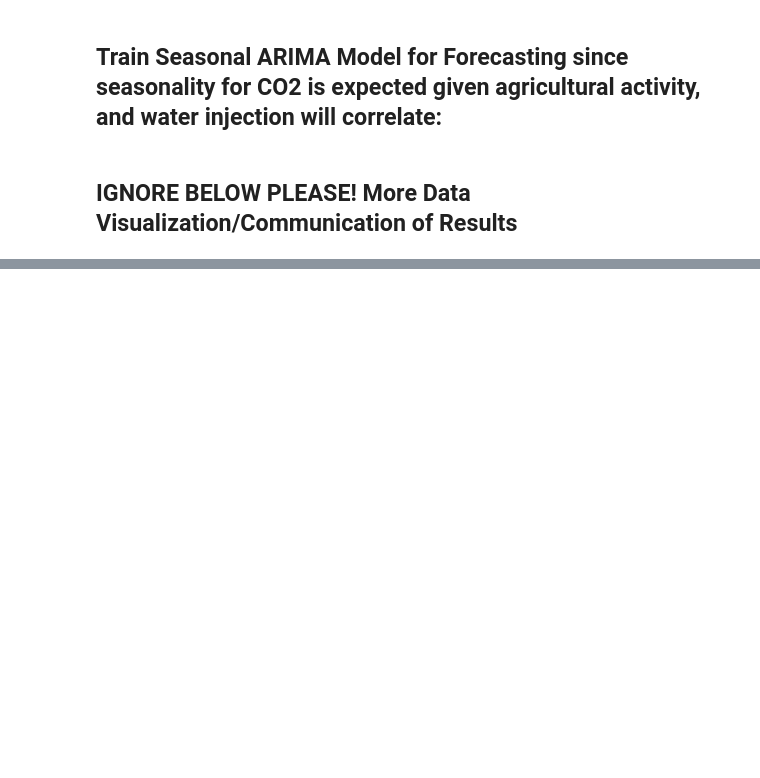
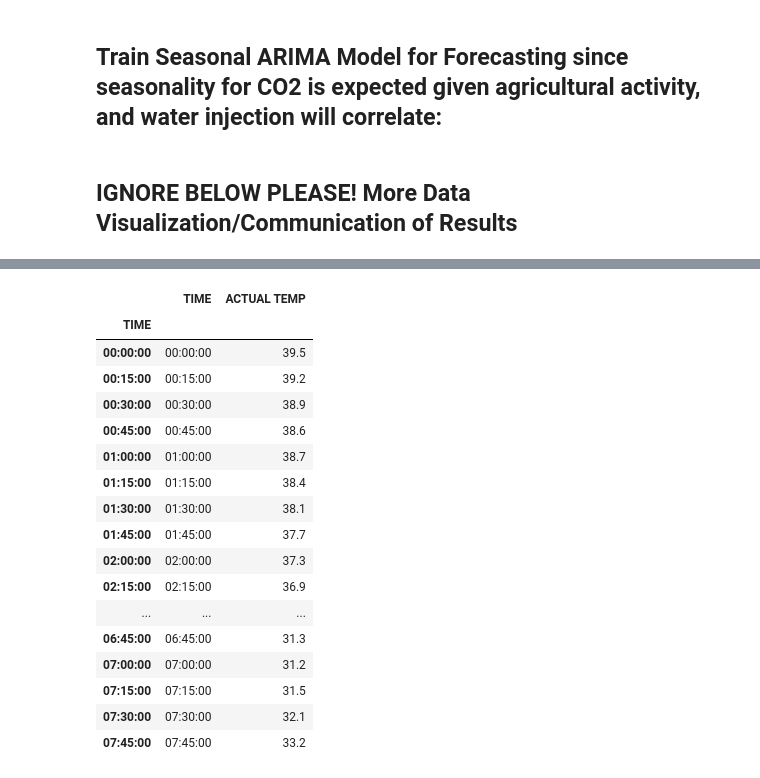
Before and after one commit to DrMelissaFranklin/Docker.dsub, a Jupyter notebook: Capstone_CO2_Sequestration_project.ipynb, the cells around one changed output, grey strips where cells are left out. Drawn from its saved outputs; the diff is of its cells as text; code cells hidden in the pictures; blank space fills up the shorter version.

```diff
--- a/Capstone_CO2_Sequestration_project.ipynb
+++ b/Capstone_CO2_Sequestration_project.ipynb
@@ -350,0 +484,2 @@ plt.show()
+# %%
+actualtempddf = pd.read_excel('/content/drive/MyDrive/actualtempdf (1).xlsx')
@@ -350,0 +498,23 @@ plt.show()
+# %%
+actualtempddf.set_index(actualtempddf['TIME'], inplace=True)
+# %%
+actualtempddf
+# %% [output]
+|  | TIME | ACTUAL TEMP |
+| TIME |  |  |
+| 00:00:00 | 00:00:00 | 39.5 |
+| 00:15:00 | 00:15:00 | 39.2 |
+| 00:30:00 | 00:30:00 | 38.9 |
+| 00:45:00 | 00:45:00 | 38.6 |
+| 01:00:00 | 01:00:00 | 38.7 |
+| 01:15:00 | 01:15:00 | 38.4 |
+| 01:30:00 | 01:30:00 | 38.1 |
+| 01:45:00 | 01:45:00 | 37.7 |
+| 02:00:00 | 02:00:00 | 37.3 |
+| 02:15:00 | 02:15:00 | 36.9 |
+| ... | ... | ... |
+| 06:45:00 | 06:45:00 | 31.3 |
+| 07:00:00 | 07:00:00 | 31.2 |
+| 07:15:00 | 07:15:00 | 31.5 |
+| 07:30:00 | 07:30:00 | 32.1 |
+| 07:45:00 | 07:45:00 | 33.2 |
```
Also changed, not shown: parts of 29 cells of this notebook.
